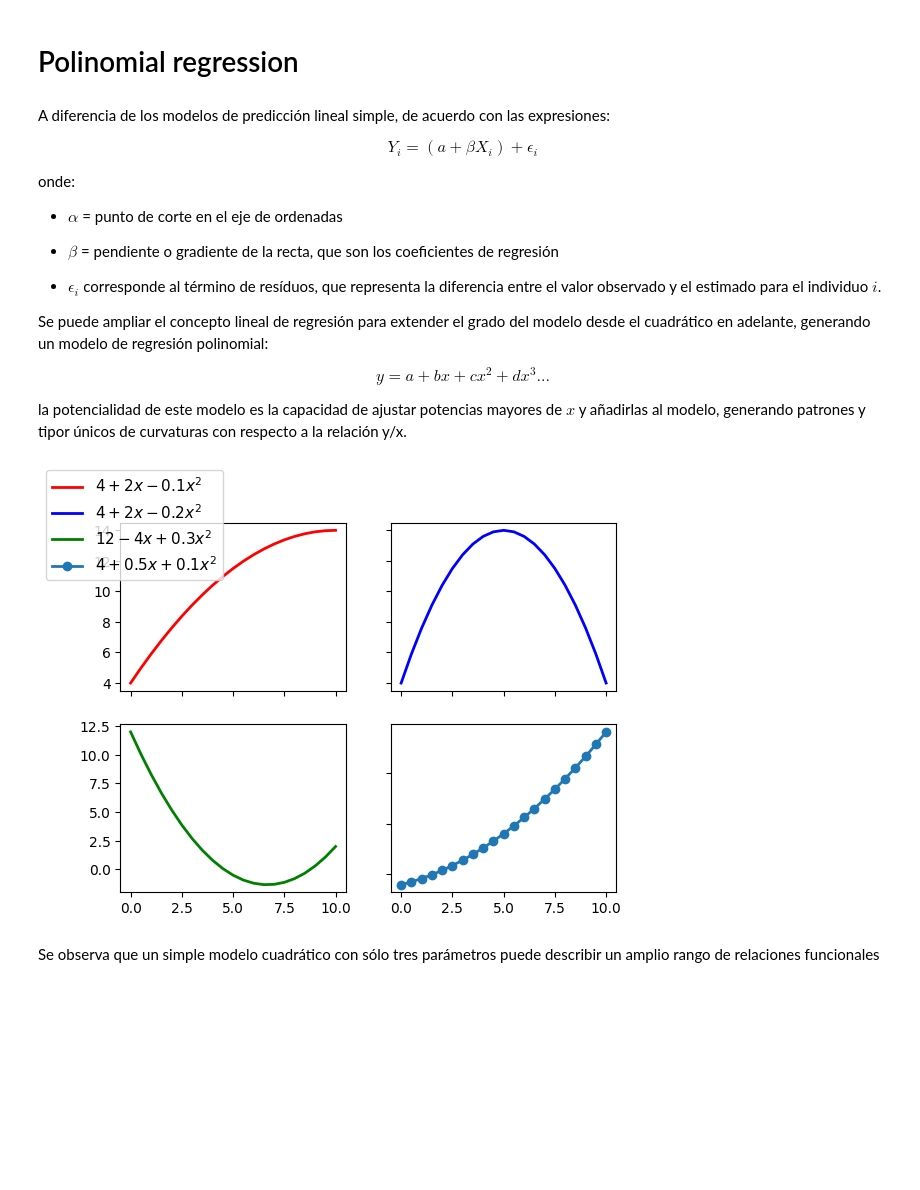
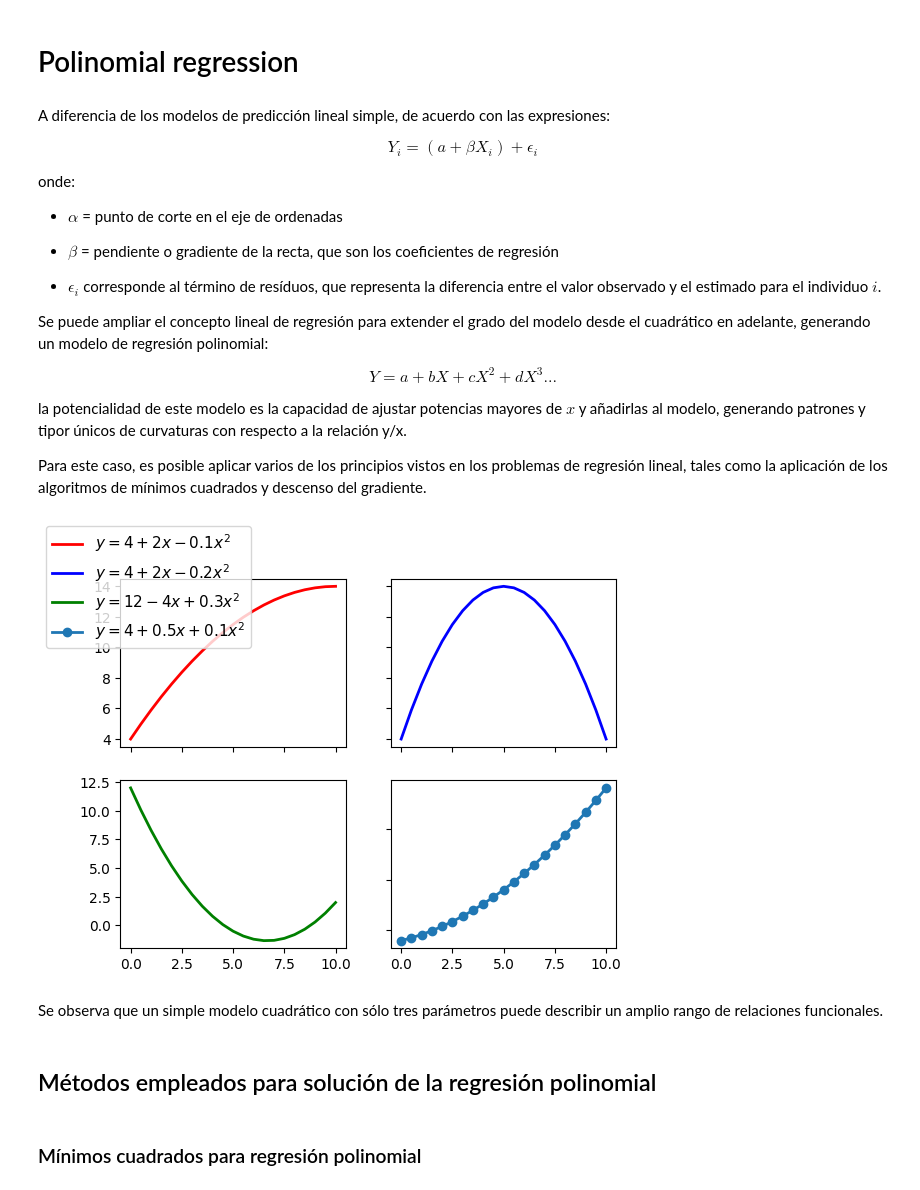
Before and after one commit to jorgeflorestn/MachineLearning_Notebooks, a Jupyter notebook: Proyects/polinomial_regression.ipynb, the cells around one changed output. Saved outputs shown, nothing was run; the diff lists cells and outputs as text; code cells hidden in the pictures; blank space fills up the shorter version.

Commit message:
update 'regresion polinomial' 2

```diff
--- a/Proyects/polinomial_regression.ipynb
+++ b/Proyects/polinomial_regression.ipynb
@@ -25,10 +25,12 @@ onde:
 Se puede ampliar el concepto lineal de regresión para extender el grado del modelo desde el cuadrático en adelante, generando un modelo de regresión polinomial:
 
 $$
-    y = a + bx + cx ^ 2 + dx ^ 3...
+    Y = a + bX + cX ^ 2 + dX ^ 3...
 $$
 
 la potencialidad de este modelo es la capacidad de ajustar potencias mayores de $x$ y añadirlas al modelo, generando patrones y tipor únicos de curvaturas con respecto a la relación y/x.
+
+Para este caso, es posible aplicar varios de los principios vistos en los problemas de regresión lineal, tales como la aplicación de los algoritmos de mínimos cuadrados y descenso del gradiente.
 # %%
 x = np.linspace(0, 10, 21)
 y_1 = 4 + 2 * x - 0.1 * x ** 2
@@ -37,15 +39,19 @@ y_3 = 12 - 4 * x + 0.3 * x ** 2
 y_4 = 4 + 0.5 * x + 0.1 * x ** 2
 # %%
 fig, ((ax1, ax2), (ax3, ax4)) = plt.subplots(2,2)
-ax1.plot(x[:], y_1[:], "r-", linewidth = 2, label = "$4 + 2x -0.1x^2$")
-ax2.plot(x[:], y_2[:], "b-", linewidth = 2, label = "$4 + 2x -0.2x^2$")
-ax3.plot(x[:], y_3[:], "g-", linewidth = 2, label = "$12 - 4x + 0.3x^2$")
-ax4.plot(x[:], y_4[:], "o-", linewidth = 2, label = "$4 + 0.5x +0.1x^2$")
+ax1.plot(x[:], y_1[:], "r-", linewidth = 2, label = "$y = 4 + 2x -0.1x^2$")
+ax2.plot(x[:], y_2[:], "b-", linewidth = 2, label = "$y = 4 + 2x -0.2x^2$")
+ax3.plot(x[:], y_3[:], "g-", linewidth = 2, label = "$y = 12 - 4x + 0.3x^2$")
+ax4.plot(x[:], y_4[:], "o-", linewidth = 2, label = "$y = 4 + 0.5x +0.1x^2$")
 fig.legend(loc = "upper left", fontsize = 11)
 
 for ax in fig.get_axes():
     ax.label_outer()
 # %% [output]
-[figure, old version]
+[figure, new version]
 # %% [markdown]
-Se observa que un simple modelo cuadrático con sólo tres parámetros puede describir un amplio rango de relaciones funcionales
+Se observa que un simple modelo cuadrático con sólo tres parámetros puede describir un amplio rango de relaciones funcionales.
+# %% [markdown]
+## Métodos empleados para solución de la regresión polinomial
+# %% [markdown]
+### Mínimos cuadrados para regresión polinomial
```
Also changed, not shown: parts of 3 cells of this notebook.
